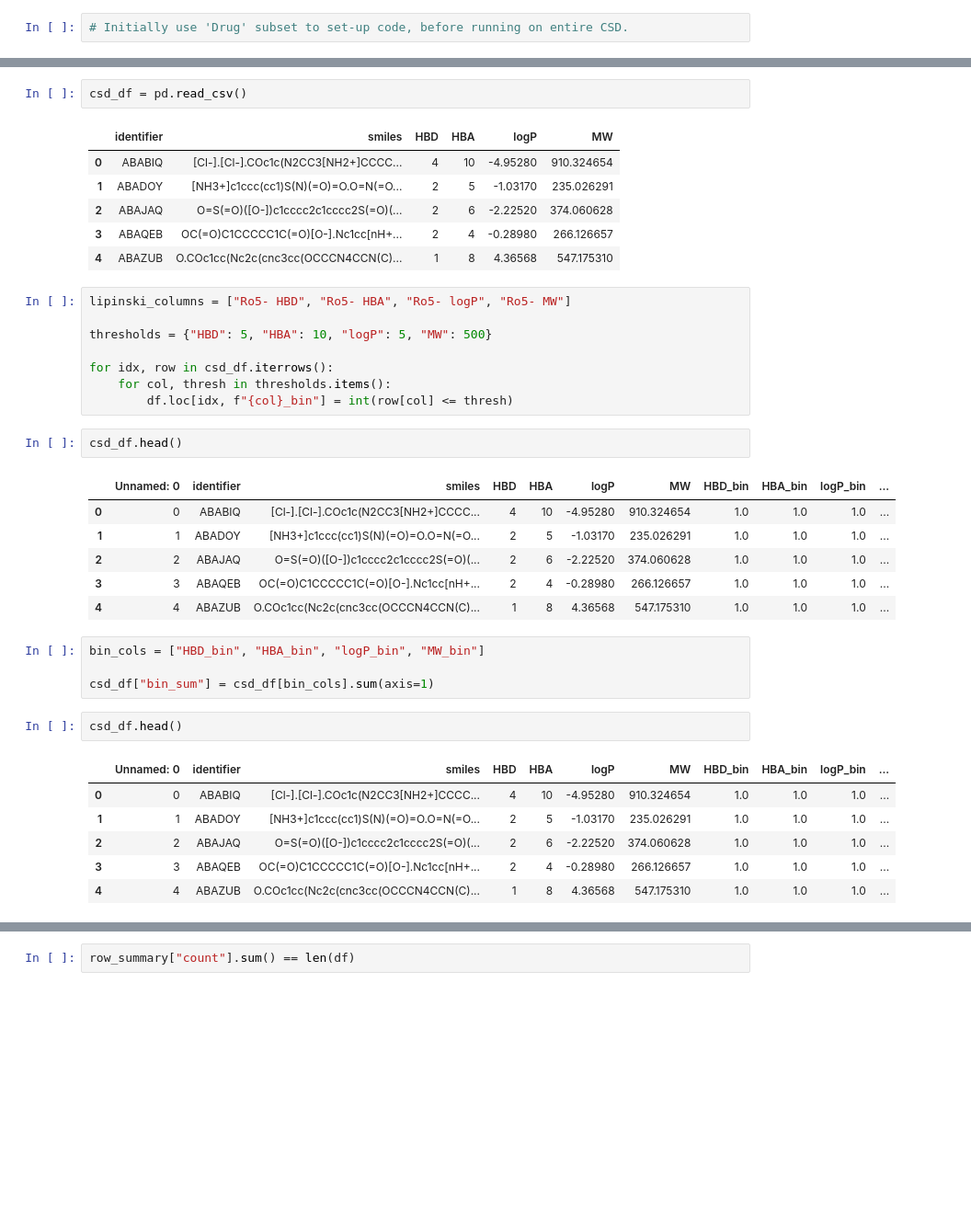
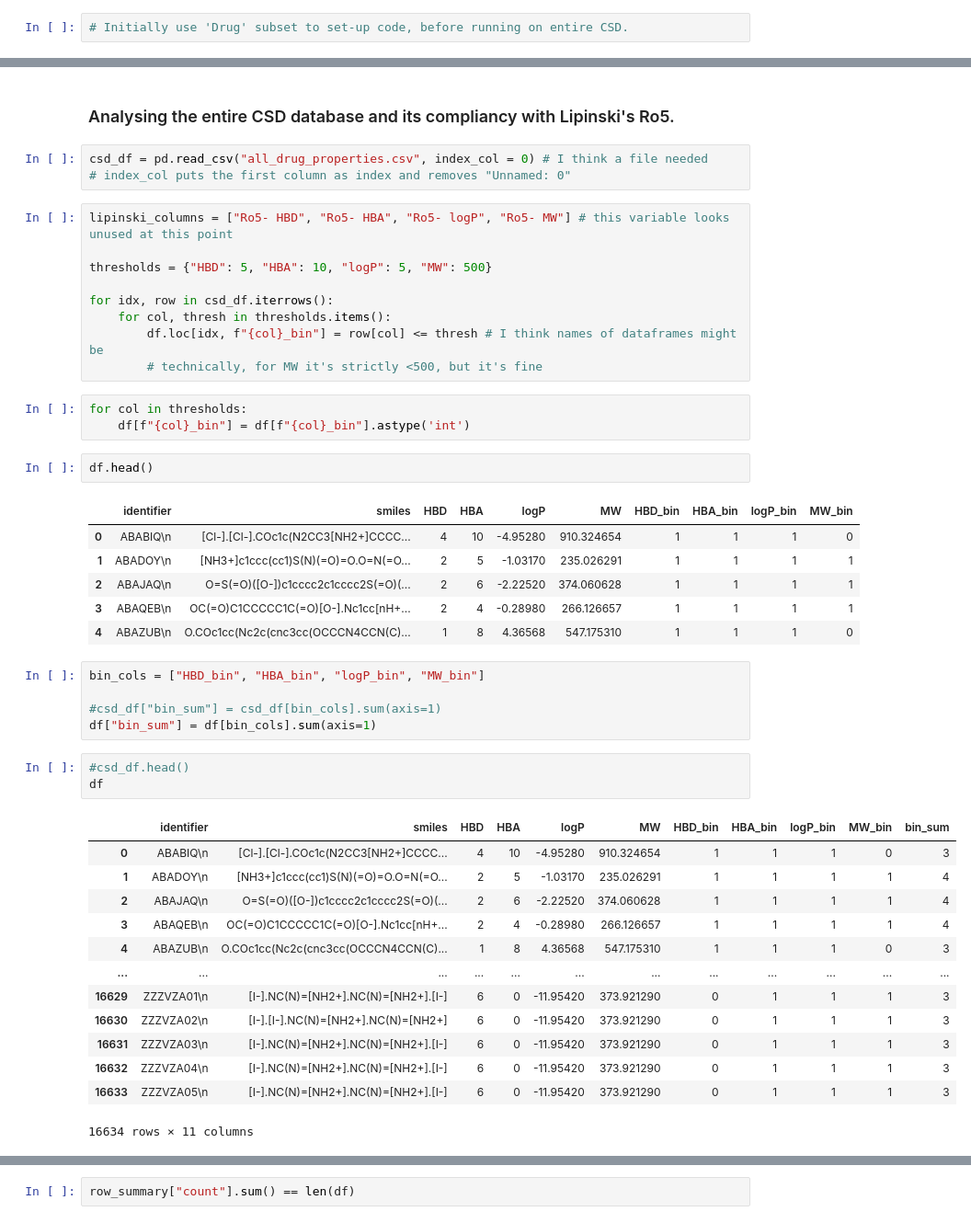
Before and after one commit to dtaverner/Sandpit_CCDC2, a Jupyter notebook: lipinski_annotations.ipynb, the cells around one changed output, grey strips where cells are left out. Shown at 92% size. Drawn from its saved outputs; the diff is of its cells as text; blank space fills up the shorter version.

```diff
--- a/lipinski_annotations.ipynb
+++ b/lipinski_annotations.ipynb
@@ -101,42 +115,51 @@ df.head()
+# %% [markdown]
+### Analysing the entire CSD database and its compliancy with Lipinski's Ro5.
 # %%
-csd_df = pd.read_csv()
+csd_df = pd.read_csv("all_drug_properties.csv", index_col = 0) # I think a file needed
+# index_col puts the first column as index and removes "Unnamed: 0"
-# %% [output]
-|  | identifier | smiles | HBD | HBA | logP | MW |
-| 0 | ABABIQ | [Cl-].[Cl-].COc1c(N2CC3[NH2+]CCCC... | 4 | 10 | -4.95280 | 910.324654 |
-| 1 | ABADOY | [NH3+]c1ccc(cc1)S(N)(=O)=O.O=N(=O... | 2 | 5 | -1.03170 | 235.026291 |
-| 2 | ABAJAQ | O=S(=O)([O-])c1cccc2c1cccc2S(=O)(... | 2 | 6 | -2.22520 | 374.060628 |
-| 3 | ABAQEB | OC(=O)C1CCCCC1C(=O)[O-].Nc1cc[nH+... | 2 | 4 | -0.28980 | 266.126657 |
-| 4 | ABAZUB | O.COc1cc(Nc2c(cnc3cc(OCCCN4CCN(C)... | 1 | 8 | 4.36568 | 547.175310 |
 # %%
-lipinski_columns = ["Ro5- HBD", "Ro5- HBA", "Ro5- logP", "Ro5- MW"]
+lipinski_columns = ["Ro5- HBD", "Ro5- HBA", "Ro5- logP", "Ro5- MW"] # this variable looks unused at this point
 
 thresholds = {"HBD": 5, "HBA": 10, "logP": 5, "MW": 500}
 
 for idx, row in csd_df.iterrows():
     for col, thresh in thresholds.items():
-        df.loc[idx, f"{col}_bin"] = int(row[col] <= thresh)
+        df.loc[idx, f"{col}_bin"] = row[col] <= thresh # I think names of dataframes might be
+        # technically, for MW it's strictly <500, but it's fine
+# %%
+for col in thresholds:
+    df[f"{col}_bin"] = df[f"{col}_bin"].astype('int')
 # %%
-csd_df.head()
+df.head()
 # %% [output]
-|  | Unnamed: 0 | identifier | smiles | HBD | HBA | logP | MW | HBD_bin | HBA_bin | logP_bin | ... |
-| 0 | 0 | ABABIQ | [Cl-].[Cl-].COc1c(N2CC3[NH2+]CCCC... | 4 | 10 | -4.95280 | 910.324654 | 1.0 | 1.0 | 1.0 | ... |
-| 1 | 1 | ABADOY | [NH3+]c1ccc(cc1)S(N)(=O)=O.O=N(=O... | 2 | 5 | -1.03170 | 235.026291 | 1.0 | 1.0 | 1.0 | ... |
-| 2 | 2 | ABAJAQ | O=S(=O)([O-])c1cccc2c1cccc2S(=O)(... | 2 | 6 | -2.22520 | 374.060628 | 1.0 | 1.0 | 1.0 | ... |
-| 3 | 3 | ABAQEB | OC(=O)C1CCCCC1C(=O)[O-].Nc1cc[nH+... | 2 | 4 | -0.28980 | 266.126657 | 1.0 | 1.0 | 1.0 | ... |
-| 4 | 4 | ABAZUB | O.COc1cc(Nc2c(cnc3cc(OCCCN4CCN(C)... | 1 | 8 | 4.36568 | 547.175310 | 1.0 | 1.0 | 1.0 | ... |
+|  | identifier | smiles | HBD | HBA | logP | MW | HBD_bin | HBA_bin | logP_bin | MW_bin |
+| 0 | ABABIQ\n | [Cl-].[Cl-].COc1c(N2CC3[NH2+]CCCC... | 4 | 10 | -4.95280 | 910.324654 | 1 | 1 | 1 | 0 |
+| 1 | ABADOY\n | [NH3+]c1ccc(cc1)S(N)(=O)=O.O=N(=O... | 2 | 5 | -1.03170 | 235.026291 | 1 | 1 | 1 | 1 |
+| 2 | ABAJAQ\n | O=S(=O)([O-])c1cccc2c1cccc2S(=O)(... | 2 | 6 | -2.22520 | 374.060628 | 1 | 1 | 1 | 1 |
+| 3 | ABAQEB\n | OC(=O)C1CCCCC1C(=O)[O-].Nc1cc[nH+... | 2 | 4 | -0.28980 | 266.126657 | 1 | 1 | 1 | 1 |
+| 4 | ABAZUB\n | O.COc1cc(Nc2c(cnc3cc(OCCCN4CCN(C)... | 1 | 8 | 4.36568 | 547.175310 | 1 | 1 | 1 | 0 |
 # %%
 bin_cols = ["HBD_bin", "HBA_bin", "logP_bin", "MW_bin"]
 
-csd_df["bin_sum"] = csd_df[bin_cols].sum(axis=1)
+#csd_df["bin_sum"] = csd_df[bin_cols].sum(axis=1)
+df["bin_sum"] = df[bin_cols].sum(axis=1)
 # %%
-csd_df.head()
+#csd_df.head()
+df
 # %% [output]
-|  | Unnamed: 0 | identifier | smiles | HBD | HBA | logP | MW | HBD_bin | HBA_bin | logP_bin | ... |
-| 0 | 0 | ABABIQ | [Cl-].[Cl-].COc1c(N2CC3[NH2+]CCCC... | 4 | 10 | -4.95280 | 910.324654 | 1.0 | 1.0 | 1.0 | ... |
-| 1 | 1 | ABADOY | [NH3+]c1ccc(cc1)S(N)(=O)=O.O=N(=O... | 2 | 5 | -1.03170 | 235.026291 | 1.0 | 1.0 | 1.0 | ... |
-| 2 | 2 | ABAJAQ | O=S(=O)([O-])c1cccc2c1cccc2S(=O)(... | 2 | 6 | -2.22520 | 374.060628 | 1.0 | 1.0 | 1.0 | ... |
-| 3 | 3 | ABAQEB | OC(=O)C1CCCCC1C(=O)[O-].Nc1cc[nH+... | 2 | 4 | -0.28980 | 266.126657 | 1.0 | 1.0 | 1.0 | ... |
-| 4 | 4 | ABAZUB | O.COc1cc(Nc2c(cnc3cc(OCCCN4CCN(C)... | 1 | 8 | 4.36568 | 547.175310 | 1.0 | 1.0 | 1.0 | ... |
+|  | identifier | smiles | HBD | HBA | logP | MW | HBD_bin | HBA_bin | logP_bin | MW_bin | bin_sum |
+| 0 | ABABIQ\n | [Cl-].[Cl-].COc1c(N2CC3[NH2+]CCCC... | 4 | 10 | -4.95280 | 910.324654 | 1 | 1 | 1 | 0 | 3 |
+| 1 | ABADOY\n | [NH3+]c1ccc(cc1)S(N)(=O)=O.O=N(=O... | 2 | 5 | -1.03170 | 235.026291 | 1 | 1 | 1 | 1 | 4 |
+| 2 | ABAJAQ\n | O=S(=O)([O-])c1cccc2c1cccc2S(=O)(... | 2 | 6 | -2.22520 | 374.060628 | 1 | 1 | 1 | 1 | 4 |
+| 3 | ABAQEB\n | OC(=O)C1CCCCC1C(=O)[O-].Nc1cc[nH+... | 2 | 4 | -0.28980 | 266.126657 | 1 | 1 | 1 | 1 | 4 |
+| 4 | ABAZUB\n | O.COc1cc(Nc2c(cnc3cc(OCCCN4CCN(C)... | 1 | 8 | 4.36568 | 547.175310 | 1 | 1 | 1 | 0 | 3 |
+| ... | ... | ... | ... | ... | ... | ... | ... | ... | ... | ... | ... |
+| 16629 | ZZZVZA01\n | [I-].NC(N)=[NH2+].NC(N)=[NH2+].[I-] | 6 | 0 | -11.95420 | 373.921290 | 0 | 1 | 1 | 1 | 3 |
+| 16630 | ZZZVZA02\n | [I-].[I-].NC(N)=[NH2+].NC(N)=[NH2+] | 6 | 0 | -11.95420 | 373.921290 | 0 | 1 | 1 | 1 | 3 |
+| 16631 | ZZZVZA03\n | [I-].NC(N)=[NH2+].NC(N)=[NH2+].[I-] | 6 | 0 | -11.95420 | 373.921290 | 0 | 1 | 1 | 1 | 3 |
+| 16632 | ZZZVZA04\n | [I-].NC(N)=[NH2+].NC(N)=[NH2+].[I-] | 6 | 0 | -11.95420 | 373.921290 | 0 | 1 | 1 | 1 | 3 |
+| 16633 | ZZZVZA05\n | [I-].NC(N)=[NH2+].NC(N)=[NH2+].[I-] | 6 | 0 | -11.95420 | 373.921290 | 0 | 1 | 1 | 1 | 3 |
+16634 rows × 11 columns
 # %%
 # Table shows number of entries satisfying 0, 1, 2, 3, or 4 Ro5 conditions
 
```
Also changed, not shown: parts of 11 cells of this notebook.
